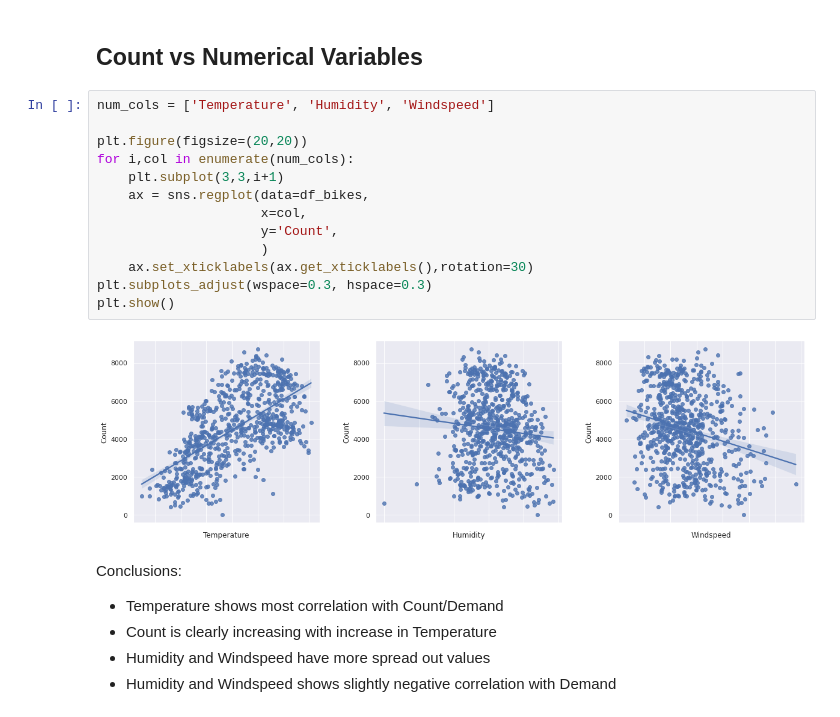
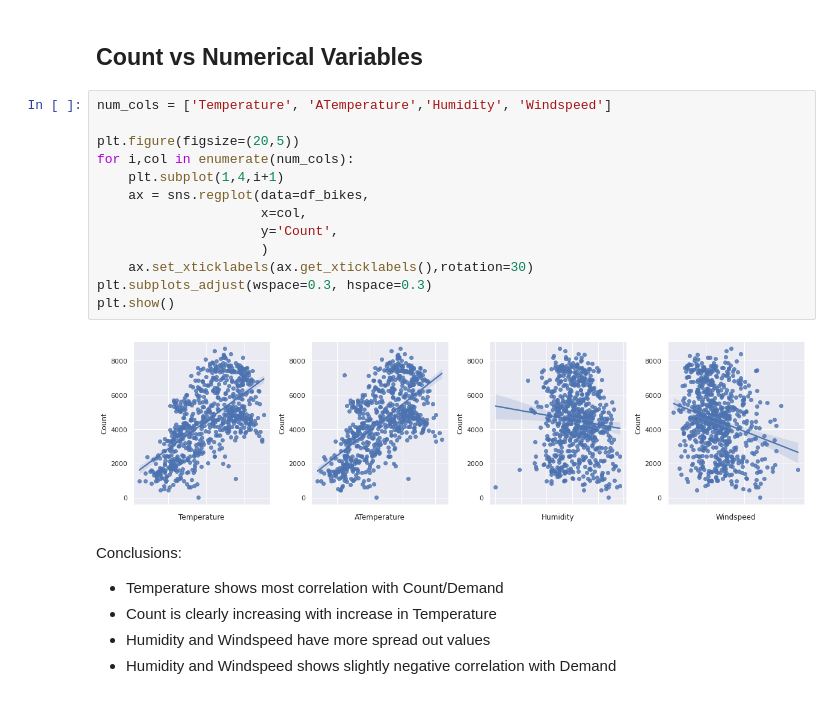
Before and after one commit to akshaysmin/Bike-Sharing-Demand-Prediction, a Jupyter notebook: Bike_Sharing_Demand.ipynb, the cells around one changed output. Saved outputs shown, nothing was run; the diff lists cells and outputs as text.

```diff
--- a/Bike_Sharing_Demand.ipynb
+++ b/Bike_Sharing_Demand.ipynb
@@ -339,20 +419,20 @@ Conclusions:
 # %% [markdown]
 ## Count vs Numerical Variables
 # %%
-num_cols = ['Temperature', 'Humidity', 'Windspeed']
+num_cols = ['Temperature', 'ATemperature','Humidity', 'Windspeed']
 
-plt.figure(figsize=(20,20))
+plt.figure(figsize=(20,5))
 for i,col in enumerate(num_cols):
-    plt.subplot(3,3,i+1)
+    plt.subplot(1,4,i+1)
     ax = sns.regplot(data=df_bikes,
                      x=col,
                      y='Count',
                      )
     ax.set_xticklabels(ax.get_xticklabels(),rotation=30)
 plt.subplots_adjust(wspace=0.3, hspace=0.3)
 plt.show()
 # %% [output]
-[figure, old version]
+[figure, new version]
 # %% [markdown]
 Conclusions:
 * Temperature shows most correlation with Count/Demand
```
Also changed, not shown: parts of 59 cells of this notebook.
